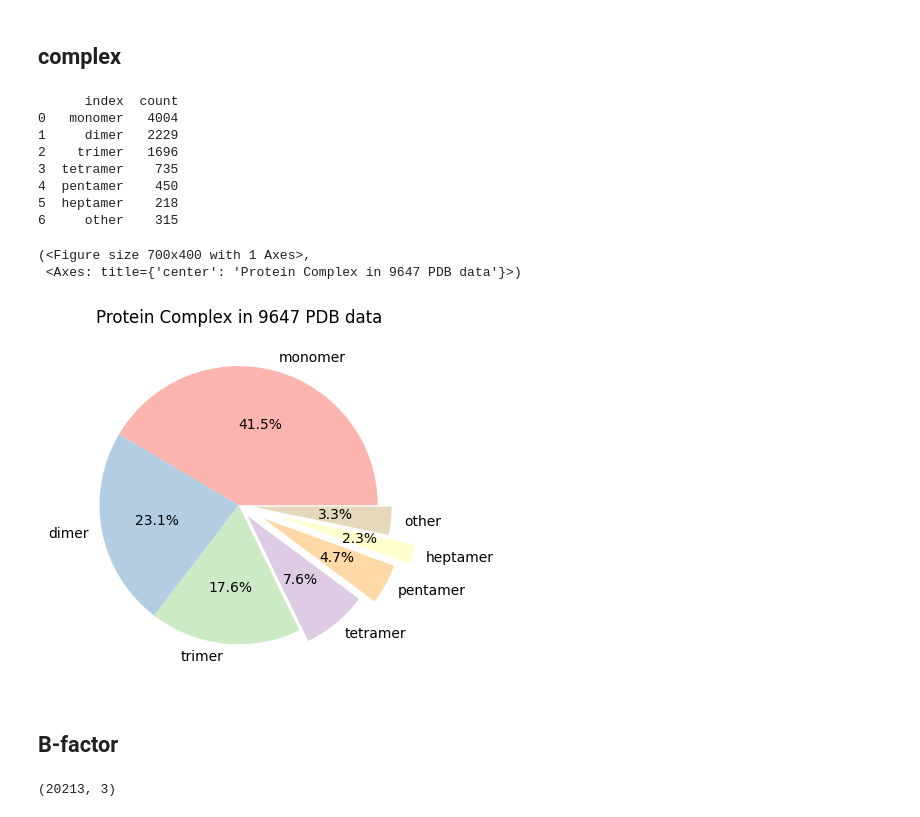
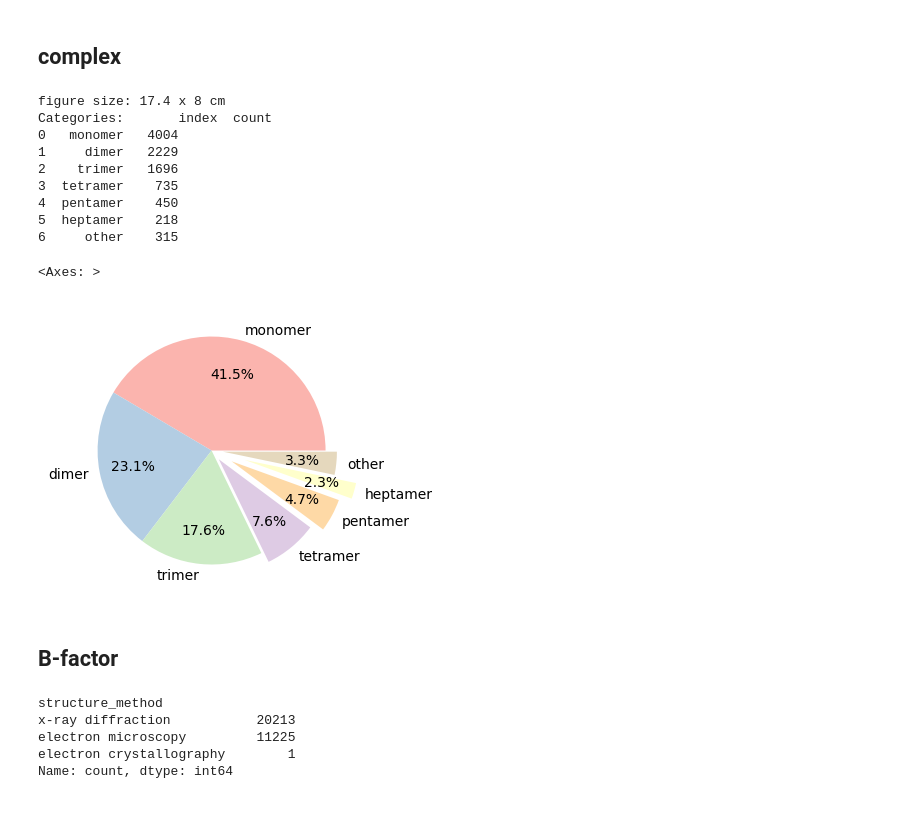
Before and after one commit to protein-design/predict_antibody, a Jupyter notebook: src/PDB_summary.ipynb, the cells around one changed output. Cells and saved outputs as stored; diff of their text form; code cells hidden in the pictures.

```diff
--- a/src/PDB_summary.ipynb
+++ b/src/PDB_summary.ipynb
@@ -78,28 +87,30 @@ PlotPdb.hist_resolution(sdf)
 # %% [markdown]
 ## complex
 # %%
-args = {'figsize': (7,4), 'startangle':0,}
-PlotPdb.pie_complex(df, args)
+# Protein Complex Types
+args = {'width_level': 3, 'height': 8}
+fig, ax = Layout(args).one()
+PlotPdb(df).pie_complex(ax)
 # %% [output]
-      index  count
+figure size: 17.4 x 8 cm
+Categories:       index  count
 0   monomer   4004
 1     dimer   2229
 2    trimer   1696
 3  tetramer    735
 4  pentamer    450
 5  heptamer    218
 6     other    315
-(<Figure size 700x400 with 1 Axes>,
- <Axes: title={'center': 'Protein Complex in 9647 PDB data'}>)
+<Axes: >
-[figure, old version]
+[figure, new version]
 # %% [markdown]
 ## B-factor
 # %%
-xdf = df[df['structure_method'].notna()]
-xdf = xdf[xdf['structure_method'].str.contains('x-ray')]
-xdf = xdf[['chain_id', 'resolution', 'avg_bfactor']]
-xdf = xdf.drop_duplicates()
-xdf.shape
+df['structure_method'].value_counts()
 # %% [output]
-(20213, 3)
+structure_method
+x-ray diffraction           20213
+electron microscopy         11225
+electron crystallography        1
+Name: count, dtype: int64
 # %%
```
Also changed, not shown: parts of 10 cells of this notebook, 11 other files.
